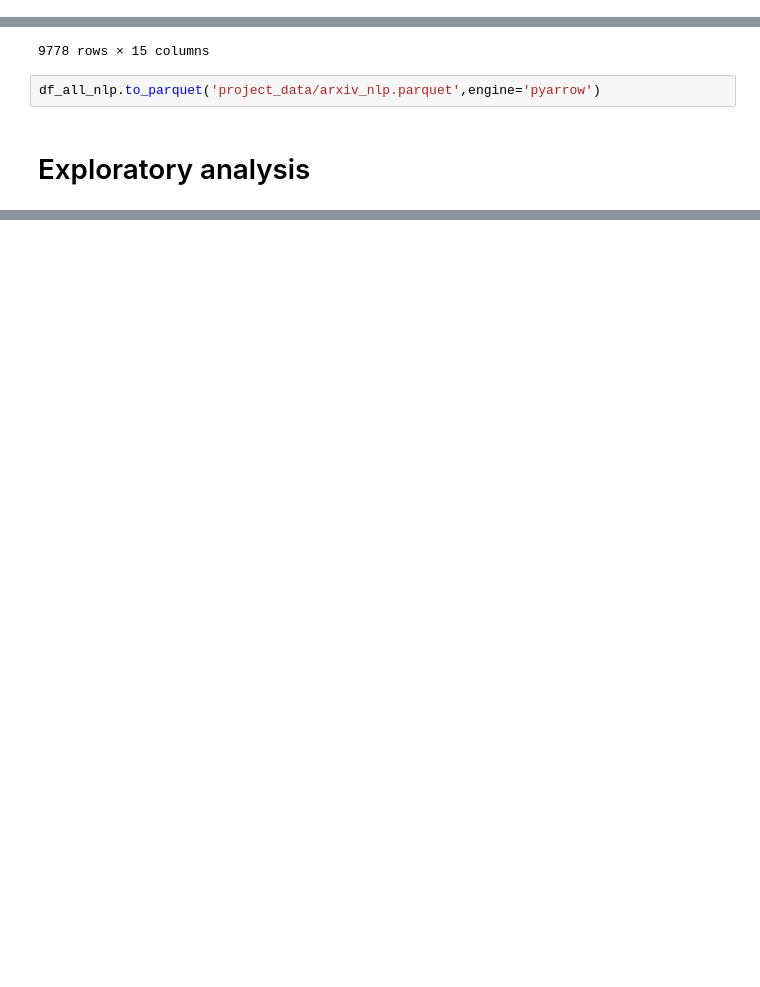
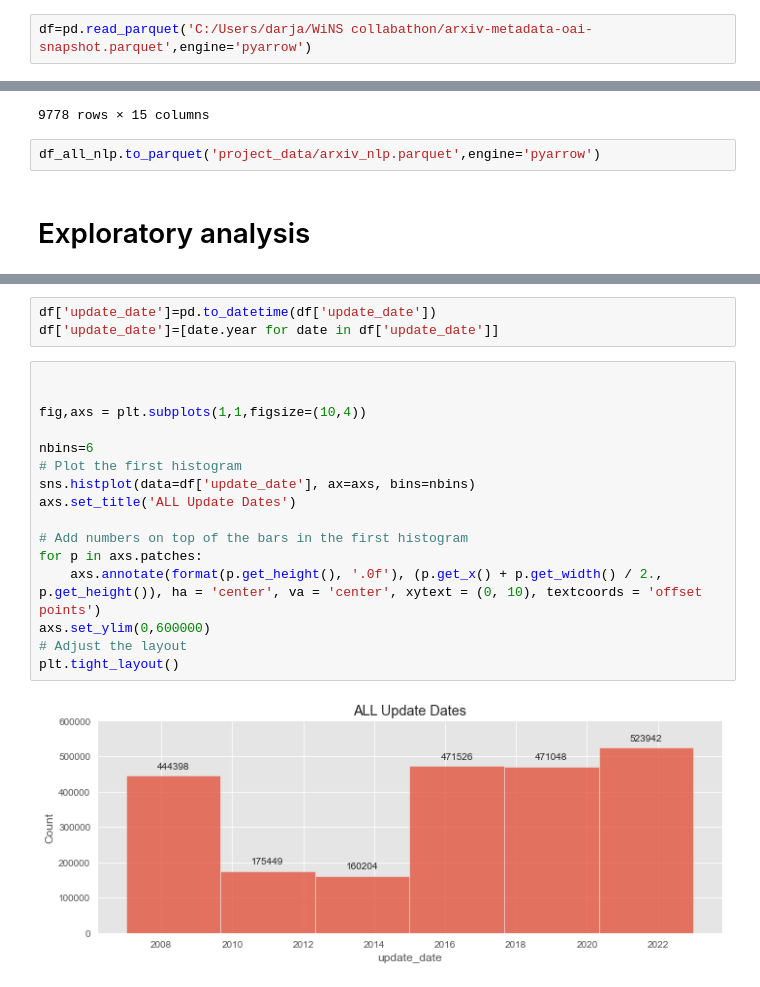
Before and after one commit to gsiraji/wins-topics-network, a Jupyter notebook: arxiv_data_scraping.ipynb, the cells around one changed output, grey strips where cells are left out. Cells and saved outputs as stored; diff of their text form; blank space fills up the shorter version.

```diff
--- a/arxiv_data_scraping.ipynb
+++ b/arxiv_data_scraping.ipynb
@@ -9,3 +10,5 @@ df=pd.read_json('arxiv-metadata-oai-snapshot.json',lines=True)
+# %%
+df=pd.read_parquet('C:/Users/darja/WiNS collabathon/arxiv-metadata-oai-snapshot.parquet',engine='pyarrow')
 # %% [markdown]
 try saving it as parquet
 # %%
@@ -175,0 +258,21 @@ df_all_nlp.to_parquet('project_data/arxiv_nlp.parquet',engine='pyarrow')
+# %%
+df['update_date']=pd.to_datetime(df['update_date'])
+df['update_date']=[date.year for date in df['update_date']]
+# %%
+
+
+fig,axs = plt.subplots(1,1,figsize=(10,4))
+
+nbins=6
+# Plot the first histogram
+sns.histplot(data=df['update_date'], ax=axs, bins=nbins)
+axs.set_title('ALL Update Dates')
+
+# Add numbers on top of the bars in the first histogram
+for p in axs.patches:
+    axs.annotate(format(p.get_height(), '.0f'), (p.get_x() + p.get_width() / 2., p.get_height()), ha = 'center', va = 'center', xytext = (0, 10), textcoords = 'offset points')
+axs.set_ylim(0,600000)
+# Adjust the layout
+plt.tight_layout()
+# %% [output]
+[figure, added]
```
Also changed, not shown: parts of 9 cells of this notebook.
